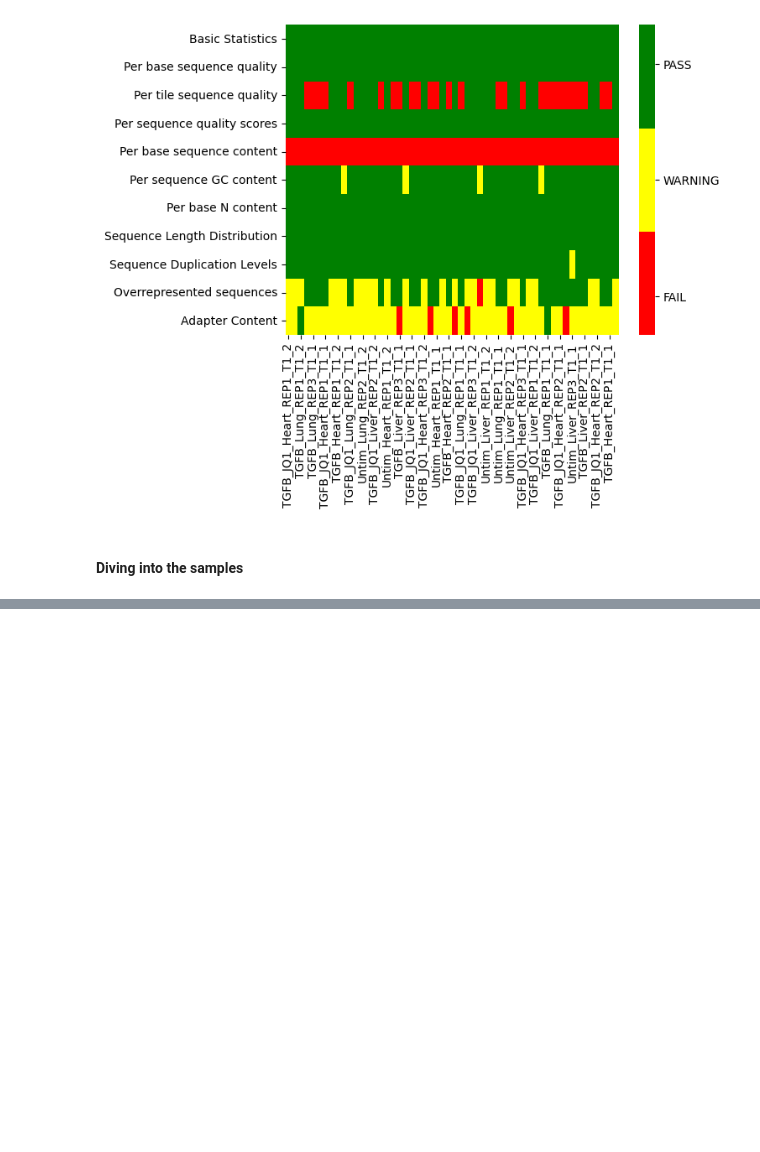
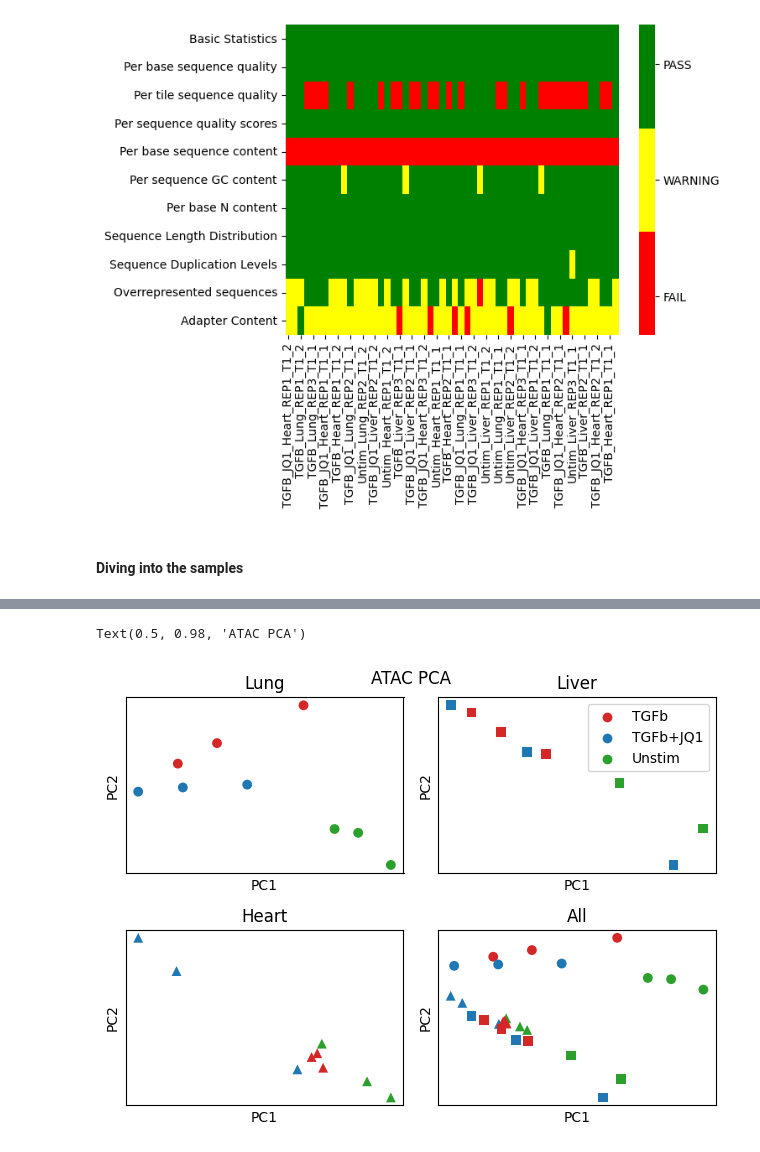
Before and after one commit to pawelab/OrganConditionalFibrosis, a Jupyter notebook: explore_data.ipynb, the cells around one changed output, grey strips where cells are left out. Saved outputs shown, nothing was run; the diff lists cells and outputs as text; code cells hidden in the pictures; blank space fills up the shorter version.

```diff
--- a/explore_data.ipynb
+++ b/explore_data.ipynb
@@ -207,0 +161,13 @@ IndexError: Not all the observations are the same across modalities. Please run
+# %%
+sc.pp.pca(atac_adata)
+fig, axs = plt.subplots(2, 2)
+for i, (organ, marker) in enumerate(markers.items()):
+  sub = atac_adata[atac_adata.obs['organ'] == organ].copy()
+  sc.pl.embedding(sub, 'pca', color='condition', palette=palette, s=50, title=organ, marker=marker, ax=axs[i % 2][int(i / 2)], show=False, use_raw=False, legend_loc='best' if i == 2 else None)
+  sc.pl.embedding(sub, 'pca', color='condition', palette=palette, s=50, title='All', marker=marker, ax=axs[1][1], legend_loc=None, use_raw=False, show=False)
+
+plt.tight_layout()
+plt.gcf().suptitle("ATAC PCA")
+# %% [output]
+Text(0.5, 0.98, 'ATAC PCA')
+[figure, added]
```
Also changed, not shown: parts of 27 cells of this notebook.
